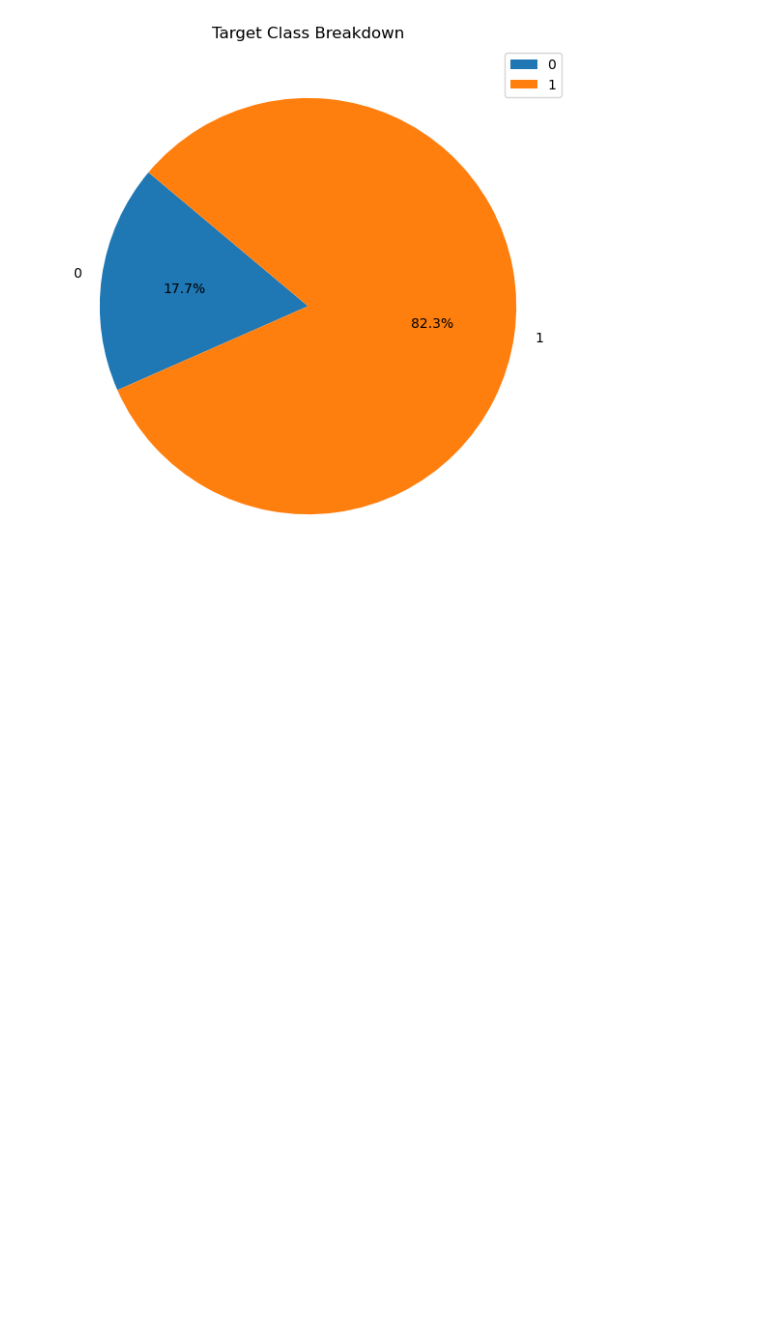
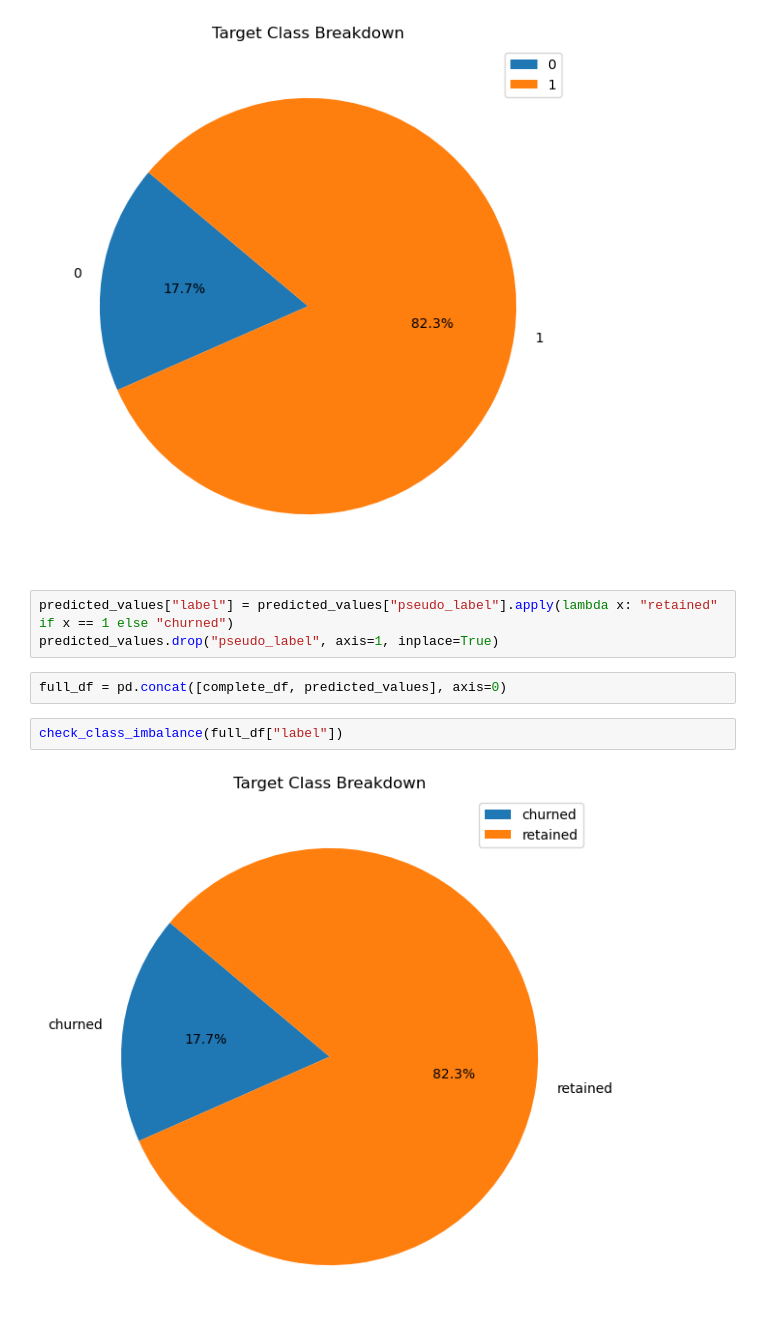
Before and after one commit to MaukanMir/Waze-Analysis, a Jupyter notebook: training.ipynb, the cells around one changed output. Drawn from its saved outputs; the diff is of its cells as text; blank space fills up the shorter version.

Commit message:
added new values

```diff
--- a/training.ipynb
+++ b/training.ipynb
@@ -277,3 +277,12 @@ predicted_values = find_best_label_propagation_model(complete_df, missing_values
 check_class_imbalance(predicted_values["pseudo_label"])
 # %% [output]
 [figure]
+# %%
+predicted_values["label"] = predicted_values["pseudo_label"].apply(lambda x: "retained" if x == 1 else "churned")
+predicted_values.drop("pseudo_label", axis=1, inplace=True)
+# %%
+full_df = pd.concat([complete_df, predicted_values], axis=0)
+# %%
+check_class_imbalance(full_df["label"])
+# %% [output]
+[figure, added]
```
Also changed, not shown: parts of 1 cell of this notebook.
